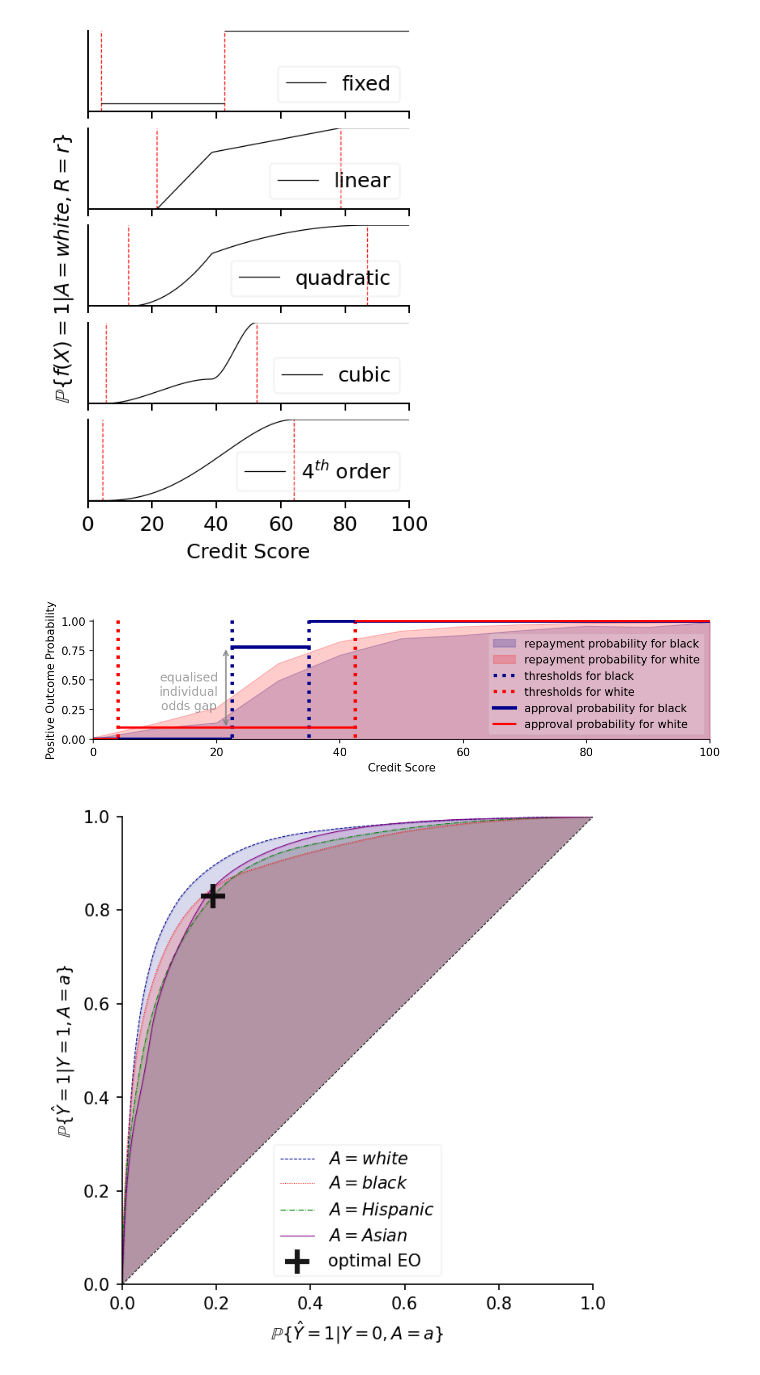
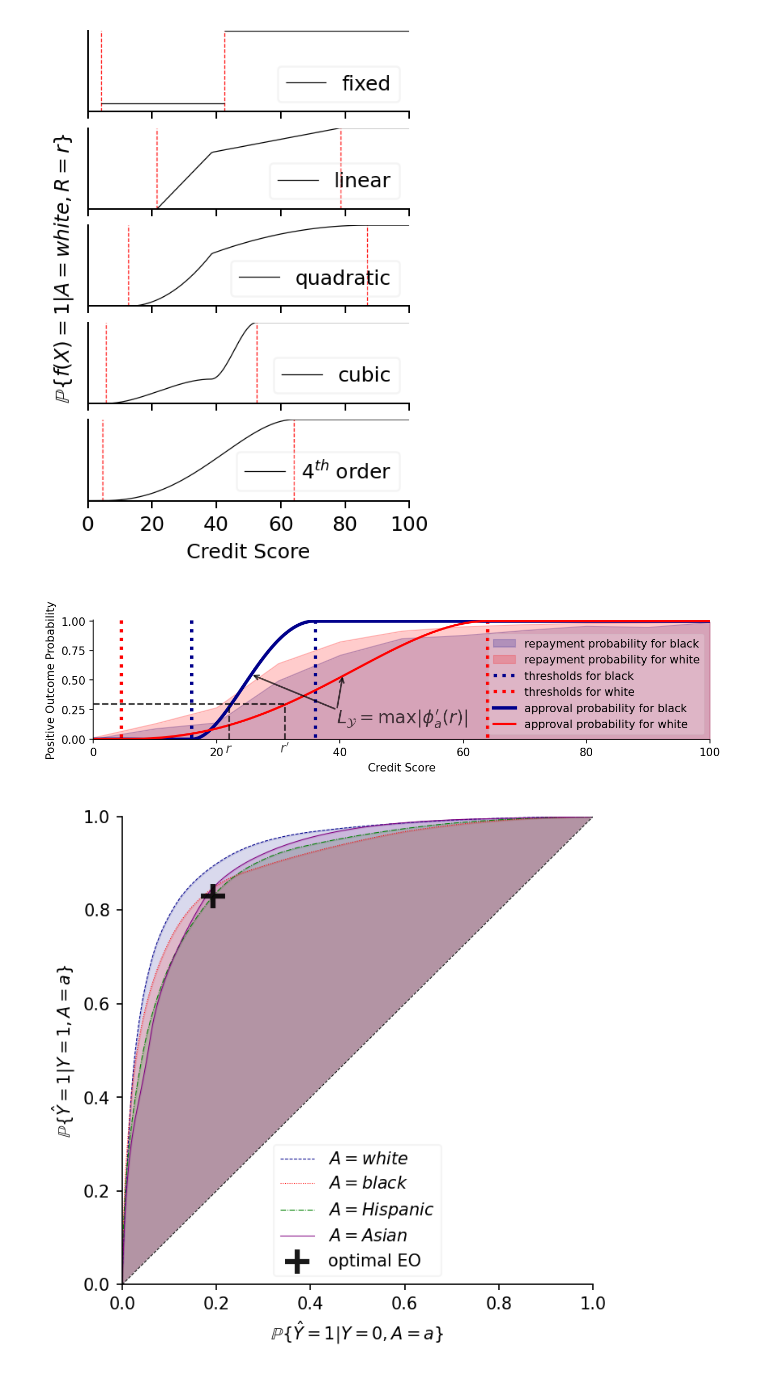
Before and after one commit to Teddyzander/McGIF, a Jupyter notebook: plotter_full.ipynb, the cells around one changed output. Saved outputs shown, nothing was run; the diff lists cells and outputs as text; code cells hidden in the pictures.

Commit message:
black alpha

```diff
--- a/plotter_full.ipynb
+++ b/plotter_full.ipynb
@@ -153,8 +153,8 @@ max diff: 1.3894230891740467
 [figure]
 # %%
 fairness = (
-    0  # fixed randomisation
-    #1  # preferential randomisation
+    #0  # fixed randomisation
+    1  # preferential randomisation
 )
 fairness_name = ['fixed_randomisation', 'preferential_randomisation'][fairness]
 
@@ -225,44 +225,44 @@ plt.hlines(1, T1black, 100, linestyle='-', color=colors[0], alpha=1, linewidth=w
 plt.plot(xwhite, ywhite, linestyle='-', color=colors[1], label=r'approval probability for white', alpha=1, linewidth=width/1.5)
 plt.hlines(0, 0, T0white, linestyle='-', color=colors[1], alpha=1, linewidth=width/1.5)
 plt.hlines(1, T1white, 100, linestyle='-', color=colors[1], alpha=1, linewidth=width/1.5)
 
 plt.xlim([0, 100])
 plt.ylim([-0.005, 1.01])
 
 plt.xlabel(r'Credit Score')
 plt.ylabel(r'Positive Outcome Probability')
 
 plt.legend(loc='lower right', fancybox=True, framealpha=0.2)
 
 if fairness:
-    plt.text(39.5, 0.17, r'$L_\mathcal{Y} = \max \vert \phi^\prime_a(r) \vert$', va='center', rotation='horizontal', fontsize=16, color='grey', alpha=0.75)
+    plt.text(39.5, 0.17, r'$L_\mathcal{Y} = \max \vert \phi^\prime_a(r) \vert$', va='center', rotation='horizontal', fontsize=16, color='black', alpha=.70)
 
     plt.annotate("", xy=(39.5, 0.25), xytext=(25.5, 0.55),
-                arrowprops=dict(arrowstyle="<-", lw=1.5, color='grey', alpha=0.75))
+                arrowprops=dict(arrowstyle="<-", lw=1.5, color='black', alpha=.70))
     plt.annotate("", xy=(39.5, 0.25), xytext=(40.5, 0.55),
-                arrowprops=dict(arrowstyle="<-", lw=1.5, color='grey', alpha=0.75))
-    plt.hlines(0.3, 0, 31, color='grey', linestyle='--', alpha=0.75)
-    plt.vlines(22, 0, 0.3, color='grey', linestyle='--', alpha=0.75)
-    plt.vlines(31, 0, 0.3, color='grey', linestyle='--', alpha=0.75)
+                arrowprops=dict(arrowstyle="<-", lw=1.5, color='black', alpha=.70))
+    plt.hlines(0.3, 0, 31, color='black', linestyle='--', alpha=.70)
+    plt.vlines(22, 0, 0.3, color='black', linestyle='--', alpha=.70)
+    plt.vlines(31, 0, 0.3, color='black', linestyle='--', alpha=.70)
     plt.text(22, -0.08, r'$r$', va='center', ha='center',
-           rotation='horizontal', fontsize=12, color='grey', alpha=0.75)
+           rotation='horizontal', fontsize=12, color='black', alpha=.70)
     plt.text(31, -0.08, r'$r^\prime$', va='center', ha='center',
-           rotation='horizontal', fontsize=12, color='grey', alpha=0.75)
+           rotation='horizontal', fontsize=12, color='black', alpha=.70)
 
 else:
   plt.text(22.5-7, 0.4, 'equalised\nindividual\nodds gap', va='center', ha='center',
-           rotation='horizontal', fontsize=11, color='grey', alpha=0.75)
+           rotation='horizontal', fontsize=12, color='black', alpha=.7)
   plt.annotate("", xy=(22.5-1, 0.09), xytext=(22.5-1, 0.78),
-                arrowprops=dict(arrowstyle="<->", lw=1.5, color='grey', alpha=0.75))
+                arrowprops=dict(arrowstyle="<->", lw=1.5, color='black', alpha=.7))
 
 #plt.show()
 plt.savefig(
     f'figs/{fairness_name}.pdf',
     dpi=300,
     bbox_inches='tight',
     pad_inches=0)
 # %% [output]
-[figure, old version]
+[figure, new version]
 # %%
 zoom = False
 
```
